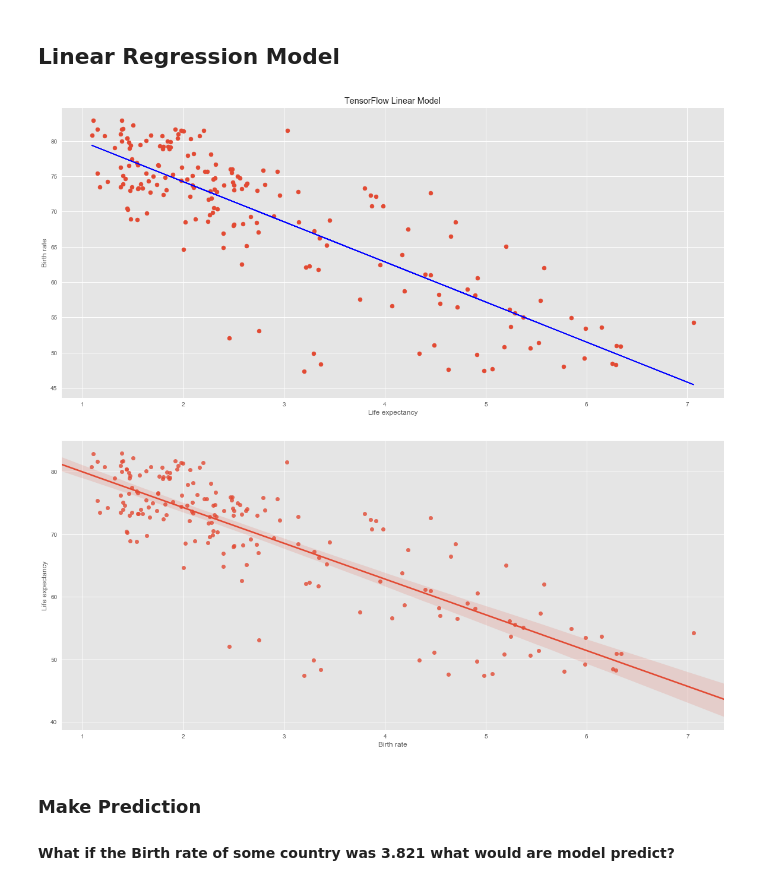
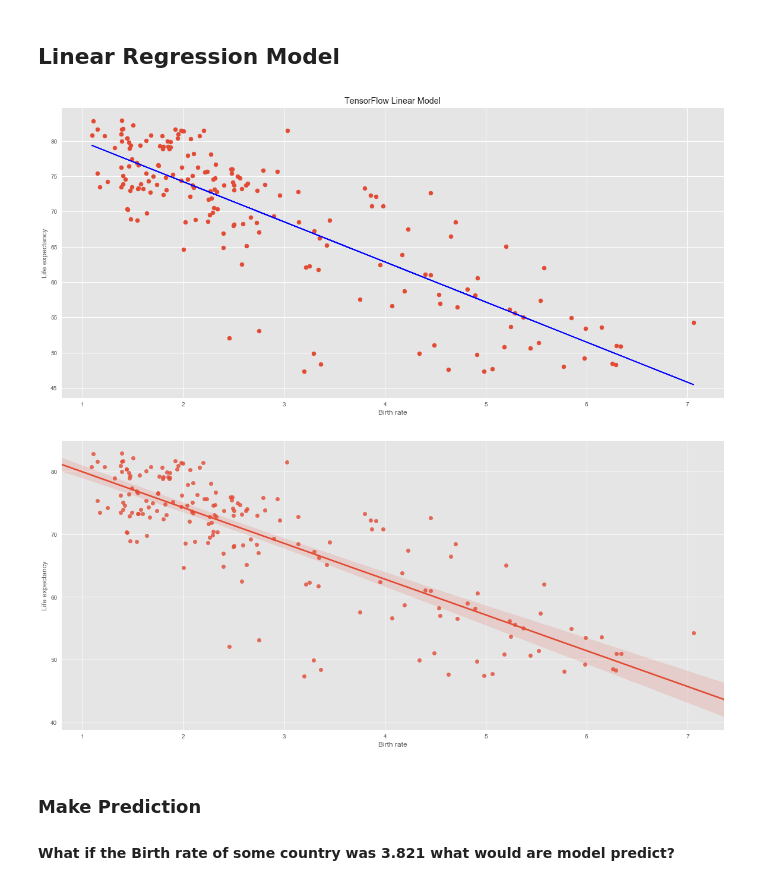
Before and after one commit to Libardo1/disrupt-ai-bootcamp, a Jupyter notebook: Machine Learning with TensorFlow/Predict Life Expectancy with TensorFlow.ipynb, the cells around one changed output. Saved outputs shown, nothing was run; the diff lists cells and outputs as text; code cells hidden in the pictures.

```diff
--- a/Machine Learning with TensorFlow/Predict Life Expectancy with TensorFlow.ipynb
+++ b/Machine Learning with TensorFlow/Predict Life Expectancy with TensorFlow.ipynb
@@ -69,7 +69,7 @@ sess = tf.Session()
 with sess.as_default():
     # initialize
     sess.run(tf.global_variables_initializer())
-    writer = tf.summary.FileWriter('./house', sess.graph)
+    writer = tf.summary.FileWriter('./expectancy', sess.graph)
 
 
 #training
@@ -88,7 +88,7 @@ for i in range(epochs):
         print(f'Epochs: {i}/{epochs}', 'Loss:', '{:.9f}'.format(cc))
 print('Optimization Finished!')
 training_loss = sess.run(loss, feed_dict={ X: input_X, Y: input_Y })
-print('Final Loss: ', training_loss, 'Final Weight: ', sess.run(w), 'Bias =', sess.run(b))
+print('Final Loss: ', training_loss, 'Final Weight: ', sess.run(w), 'Bias: ', sess.run(b))
 
 writer.close()
 # %% [output]
@@ -114,18 +114,20 @@ Final Loss:  30.25057 Final Weight:  [[-5.6812143]] Bias = [85.58544]
 # %%
 plt.figure(figsize=(20,9))
 plt.title('TensorFlow Linear Model')
-plt.xlabel('Life expectancy')
-plt.ylabel('Birth rate')
+plt.xlabel('Birth rate')
+plt.ylabel('Life expectancy')
 plt.scatter(df['Birth rate'], df['Life expectancy'])
 plt.plot(input_X,sess.run(w) * input_X + sess.run(b), c='b')
 plt.show()
 
 plt.figure(figsize=(20,9))
+plt.xlabel('Birth rate')
+plt.ylabel('Life expectancy')
 # Plot data and a linear regression model fit.
 sns.regplot(df['Birth rate'], df['Life expectancy'])
 plt.show()
 # %% [output]
-[figure, old version]
+[figure, new version]
 [figure]
 # %% [markdown]
 ### Make Prediction
```
Also changed, not shown: parts of 1 cell of this notebook.
